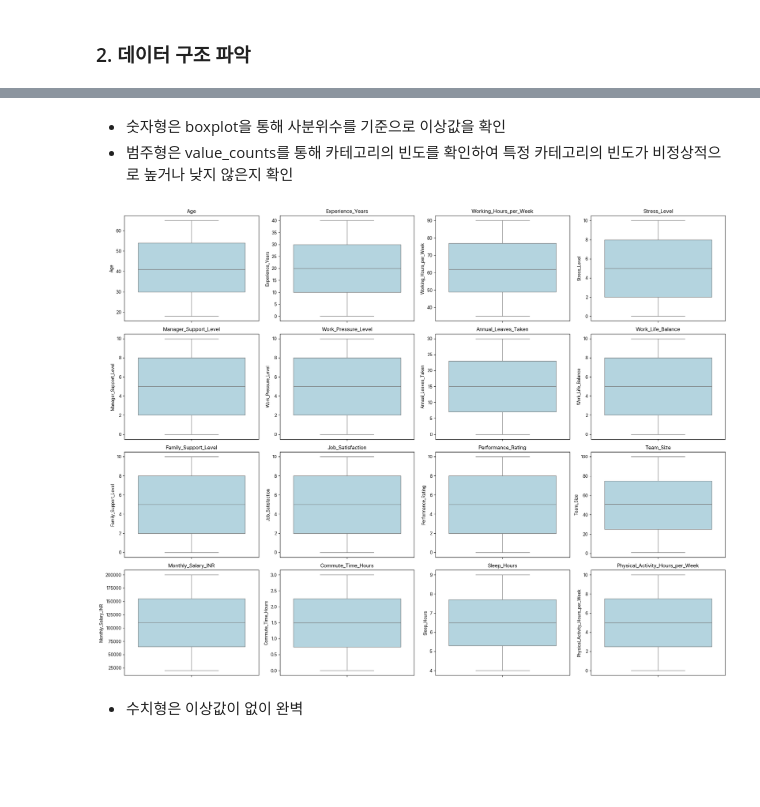
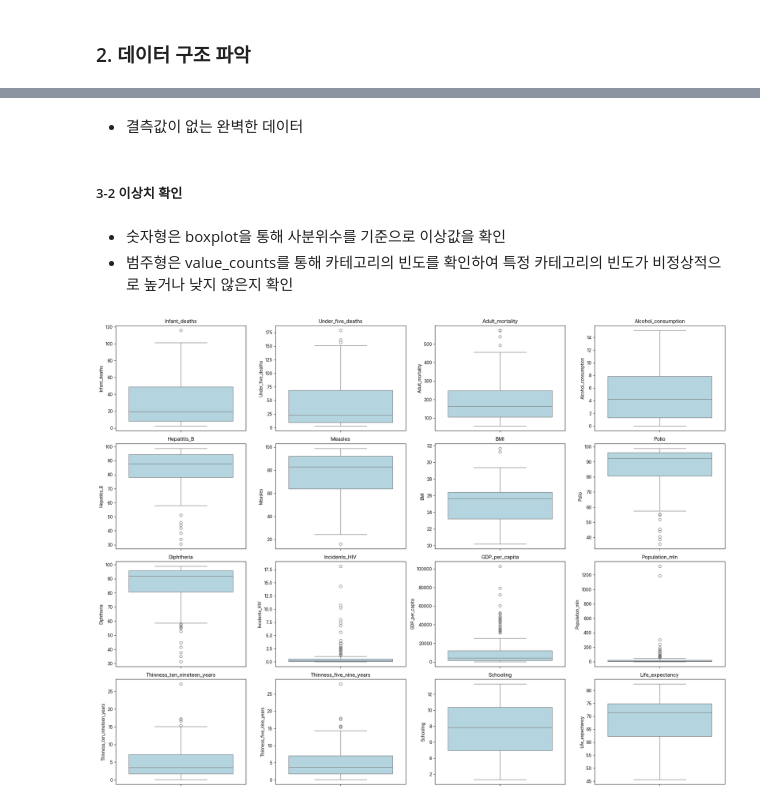
Before and after one commit to Encore-SKN-9/eda_5team, a Jupyter notebook: preprocessing.ipynb, the cells around one changed output, grey strips where cells are left out. Cells and saved outputs as stored; diff of their text form; code cells hidden in the pictures; blank space fills up the shorter version.

Commit message:
dain - new data preprocessing

```diff
--- a/preprocessing.ipynb
+++ b/preprocessing.ipynb
@@ -17,6 +17,6 @@ plt.rcParams['axes.unicode_minus'] = False
 # %% [markdown]
 ### 1. 데이터 불러오기
 # %%
-df = pd.read_csv('./data/corporate_stress_dataset.csv')
+df = pd.read_csv('./data/Life-Expectancy-Data-Averaged.csv')
 df.head()
 # %% [output]
@@ -130,3 +50,0 @@ Name: count, dtype: int64
-# %%
-df['Health_Issues'].fillna('Healthy', inplace=True)
-df['Health_Issues'].value_counts()
@@ -144,25 +114,27 @@ Name: count, dtype: int64
+# %% [markdown]
+* 결측값이 없는 완벽한 데이터
+# %% [markdown]
+##### 3-2 이상치 확인
 # %% [markdown]
 * 숫자형은 boxplot을 통해 사분위수를 기준으로 이상값을 확인
 * 범주형은 value_counts를 통해 카테고리의 빈도를 확인하여 특정 카테고리의 빈도가 비정상적으로 높거나 낮지 않은지 확인
 # %%
 columns = [
-    'Age', 'Experience_Years', 'Working_Hours_per_Week', 'Stress_Level',
-    'Manager_Support_Level', 'Work_Pressure_Level', 'Annual_Leaves_Taken',
-    'Work_Life_Balance', 'Family_Support_Level', 'Job_Satisfaction',
-    'Performance_Rating', 'Team_Size', 'Monthly_Salary_INR',
-    'Commute_Time_Hours', 'Sleep_Hours', 'Physical_Activity_Hours_per_Week'
+    'Infant_deaths', 'Under_five_deaths', 'Adult_mortality',
+    'Alcohol_consumption', 'Hepatitis_B', 'Measles', 'BMI',
+    'Polio', 'Diphtheria', 'Incidents_HIV', 'GDP_per_capita',
+    'Population_mln', 'Thinness_ten_nineteen_years',
+    'Thinness_five_nine_years', 'Schooling', 'Life_expectancy'
 ]
 
 # 박스플롯 그리기
 plt.figure(figsize=(20, 15))
 for i, column in enumerate(columns, 1):
     plt.subplot(4, 4, i)
     sns.boxplot(data=df, y=column, color="lightblue")
     plt.title(column)
     plt.tight_layout()
 
 plt.show()
 # %% [output]
-[figure, old version]
+[figure, new version]
-# %% [markdown]
-* 수치형은 이상값이 없이 완벽
```
Also changed, not shown: parts of 24 cells of this notebook, 2 other files.
